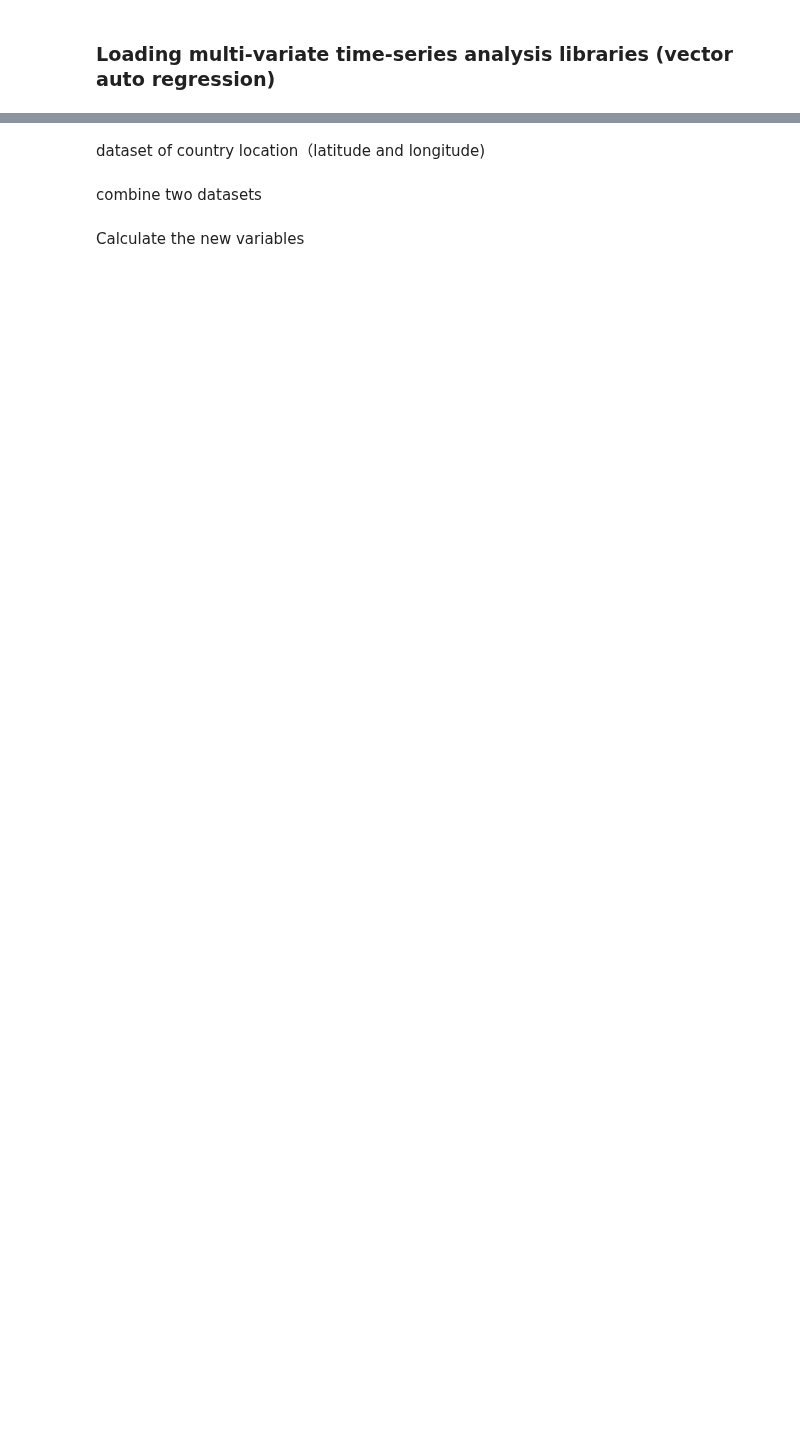
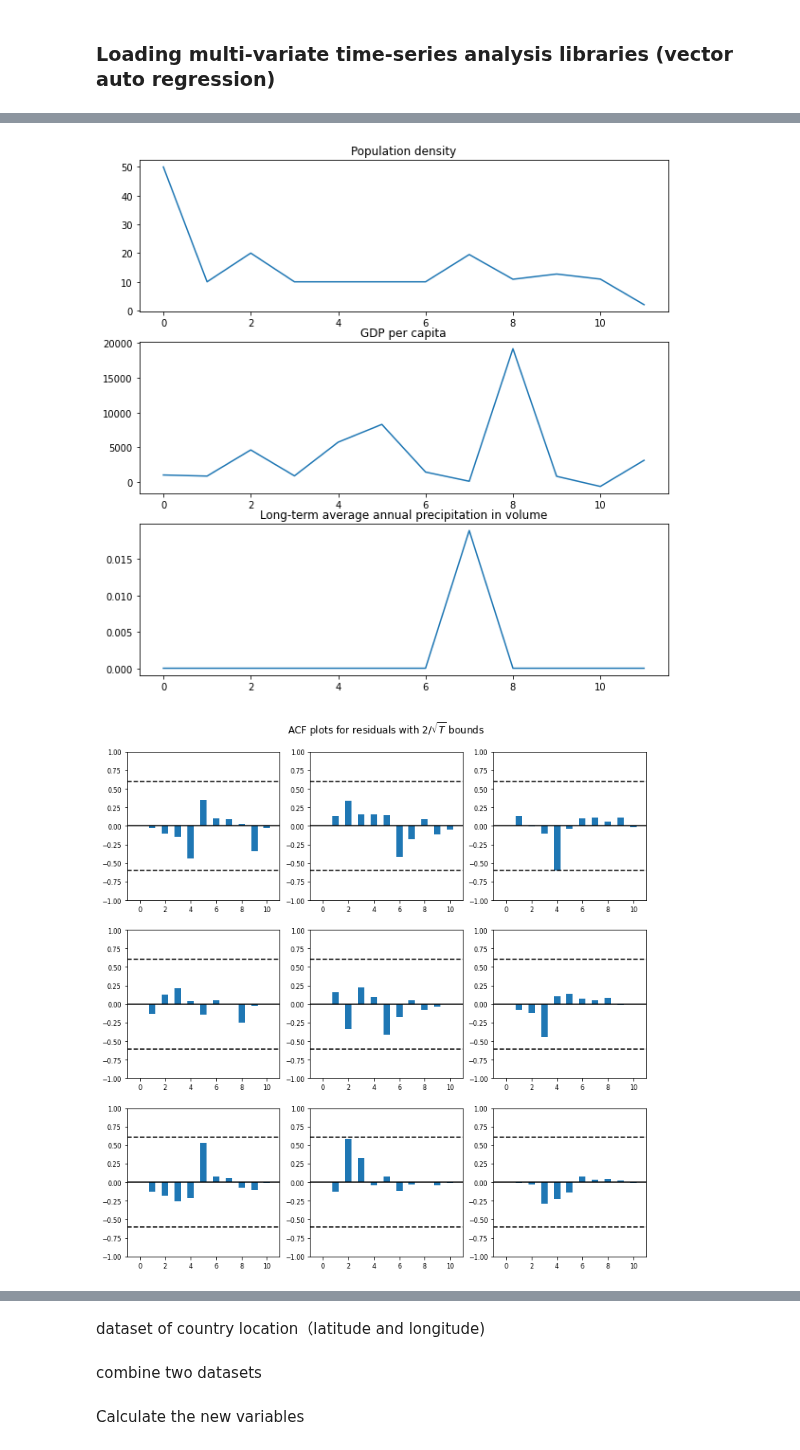
Before and after one commit to karlpolak/MDA-project, a Jupyter notebook: regression.ipynb, the cells around one changed output, grey strips where cells are left out. Cells and saved outputs as stored; diff of their text form; code cells hidden in the pictures; blank space fills up the shorter version.

```diff
--- a/regression.ipynb
+++ b/regression.ipynb
@@ -104,0 +88,22 @@ InvalidIndexError: (slice(None, None, None), 1)
+# %%
+import pandas as pd
+import statsmodels.api as sm
+from statsmodels.tsa.api import VAR
+import matplotlib.pyplot as plt
+from statsmodels.tsa.base.datetools import dates_from_str
+
+
+
+Y=table['SDG 6.4.2. Water Stress']
+# X=table.drop(columns='SDG 6.4.2. Water Stress')
+X=pd.read_csv('data/test.csv') # GDP, population, precipitation
+idx=dates_from_str(X['Year'].astype(str))
+
+X.index=pd.Index(idx)
+X=X.drop(columns=['Year'])
+
+Xdiff=X.diff().dropna()
+# %%
+model = VAR(Xdiff)
+fit = model.fit()
+fit.summary()
@@ -104,0 +128,6 @@ InvalidIndexError: (slice(None, None, None), 1)
+# %%
+fit.plot();
+fit.plot_acorr();
+# %% [output]
+[figure, added]
+[figure, added]
```
Also changed, not shown: parts of 27 cells of this notebook.
